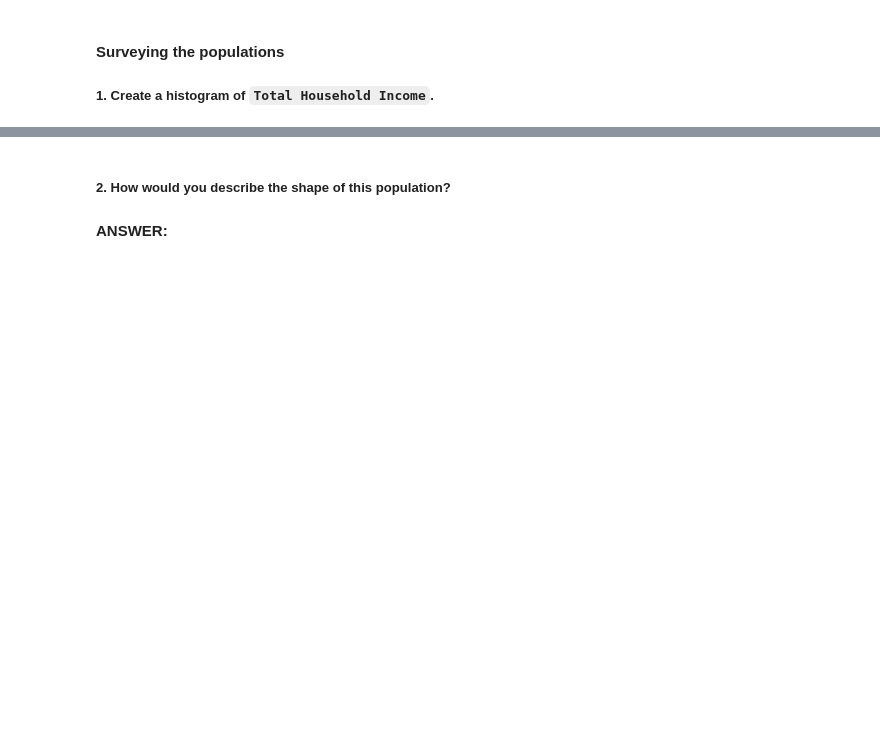
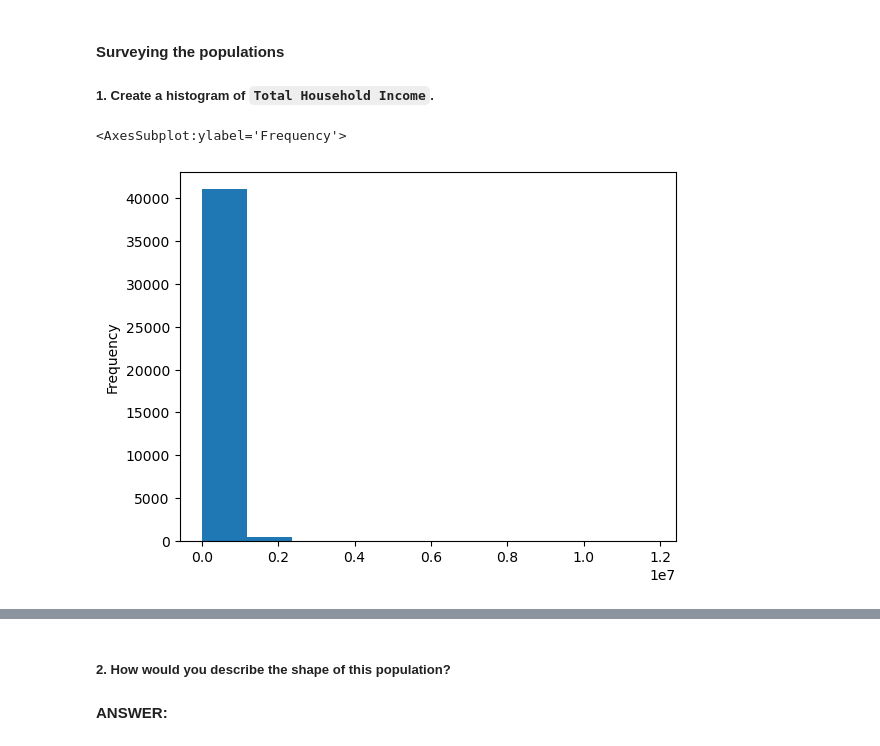
Before and after one commit to nhityv/IOD-testing, a Jupyter notebook: Module2/Labs2/IOD_Lab 2.1.3.ipynb, the cells around one changed output, grey strips where cells are left out. Drawn from its saved outputs; the diff is of its cells as text; code cells hidden in the pictures; blank space fills up the shorter version.

```diff
--- a/Module2/Labs2/IOD_Lab 2.1.3.ipynb
+++ b/Module2/Labs2/IOD_Lab 2.1.3.ipynb
@@ -27,2 +24,6 @@ house_hold_csv = "Family Income and Expenditure.csv"
+# %%
+house_hold_csv = r'~\Documents\IOD-testing\DATA\Family_Income_and_Expenditure.csv'
+# Read CSV
+df= pd.read_csv(house_hold_csv)
 # %%
 # Head
@@ -40,0 +80,6 @@ house_hold_csv = "Family Income and Expenditure.csv"
+# %%
+# ANSWER
+df['Total Household Income'].plot(kind='hist')
+# %% [output]
+<AxesSubplot:ylabel='Frequency'>
+[figure, added]
```
Also changed, not shown: parts of 20 cells of this notebook, 6 other files.
